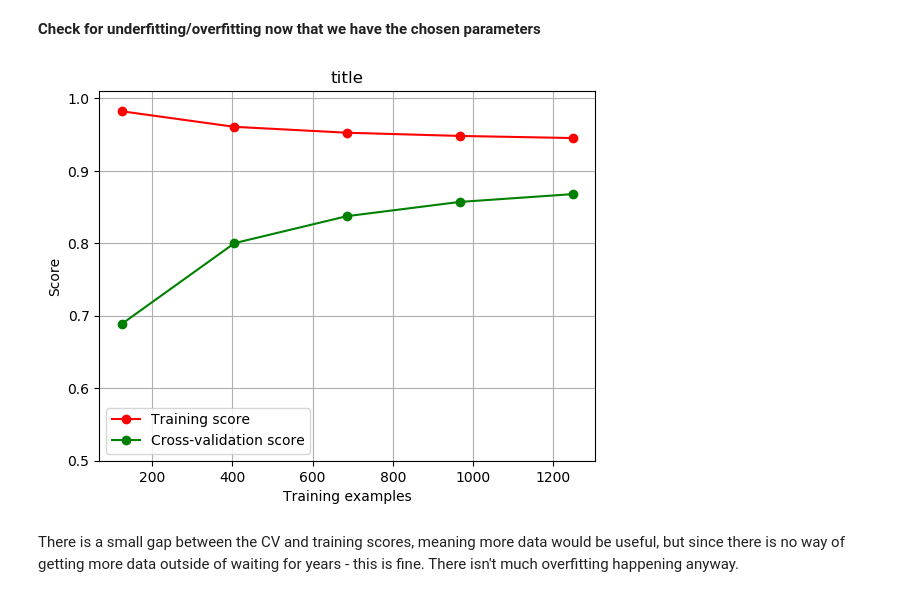
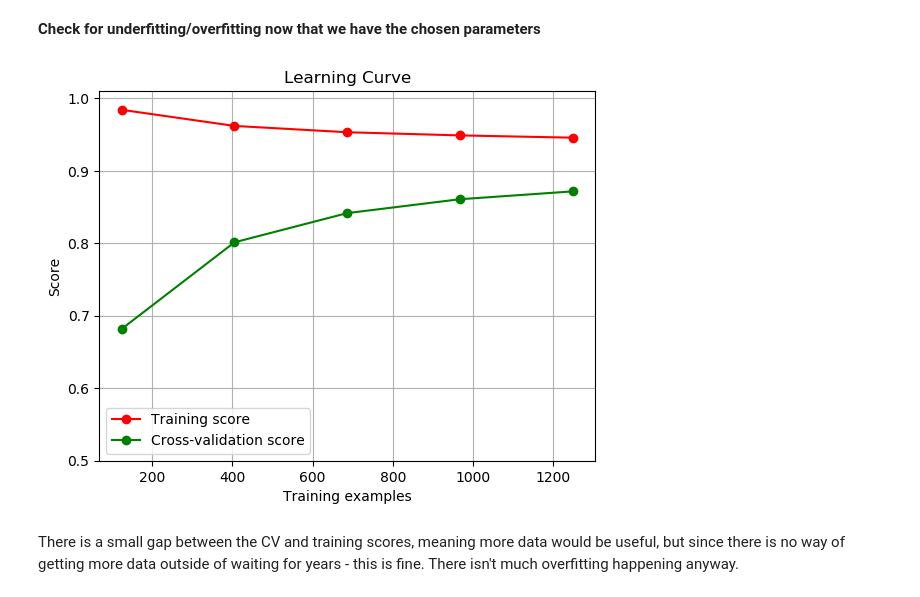
Before and after one commit to aherrmannca/Creating-a-Happier-Country, a Jupyter notebook: notebook.ipynb, the cells around one changed output. Saved outputs shown, nothing was run; the diff lists cells and outputs as text; code cells hidden in the pictures.

Commit message:
Title fix

```diff
--- a/notebook.ipynb
+++ b/notebook.ipynb
@@ -465,35 +465,35 @@ Test score: 0.8812209651052747
 from sklearn.model_selection import learning_curve
 from sklearn.model_selection import ShuffleSplit
 
 plt.rcdefaults()
 def plot_learning_curve(estimator, title, X, y, ylim=None, cv=None,
                         n_jobs=None, train_sizes=np.linspace(.1, 1.0, 5)):
     plt.figure()
     plt.title(title)
     if ylim is not None:
         plt.ylim(*ylim)
     plt.xlabel("Training examples")
     plt.ylabel("Score")
     train_sizes, train_scores, test_scores = learning_curve(
         estimator, X, y, cv=cv, n_jobs=n_jobs, train_sizes=train_sizes)
     train_scores_mean = np.mean(train_scores, axis=1)
     test_scores_mean = np.mean(test_scores, axis=1)
     plt.grid()
 
     plt.plot(train_sizes, train_scores_mean, 'o-', color="r",
              label="Training score")
     plt.plot(train_sizes, test_scores_mean, 'o-', color="g",
              label="Cross-validation score")
 
     plt.legend(loc="best")
     return plt
 
 cv = ShuffleSplit(n_splits=100, test_size=0.2)
 plot_learning_curve(SVR(kernel='rbf', C=10, gamma=0.1),
-                    'title', stand_X, y, (0.5, 1.01), cv=cv, n_jobs=4)
+                    'Learning Curve', stand_X, y, (0.5, 1.01), cv=cv, n_jobs=4)
 plt.show()
 # %% [output]
-[figure, old version]
+[figure, new version]
 # %% [markdown]
 There is a small gap between the CV and training scores, meaning more data would be useful, but since there is no way of getting more data outside of waiting for years - this is fine. There isn't much overfitting happening anyway.
 # %% [markdown]
```
Also changed, not shown: parts of 6 cells of this notebook.
